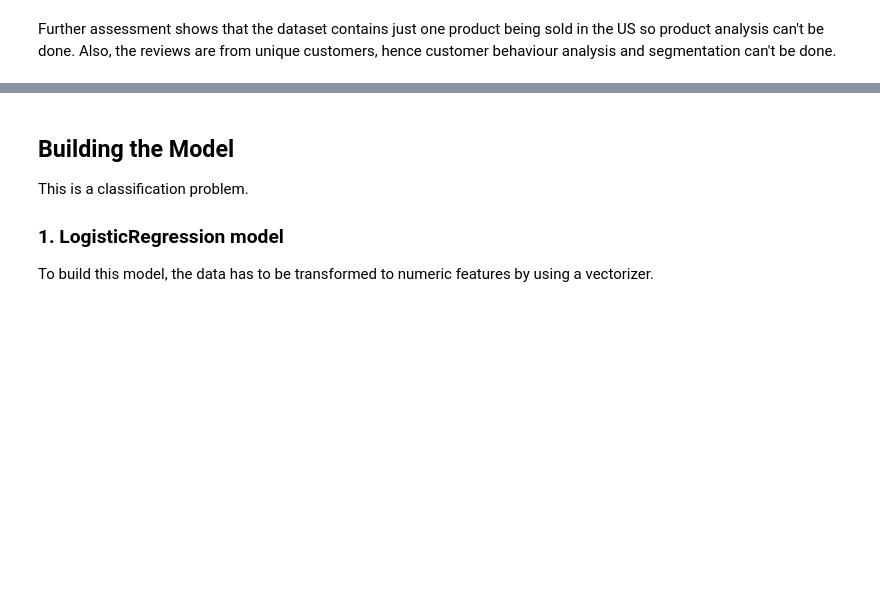
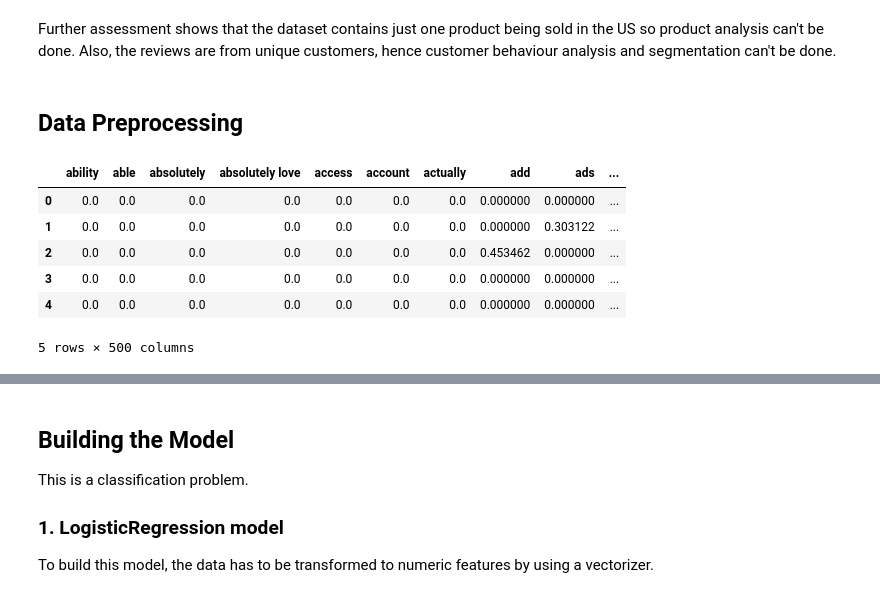
Before and after one commit to PeaceUdoka/Sentiment-analysis-with-python, a Jupyter notebook: Sentiment Analysis With Python.ipynb, the cells around one changed output, grey strips where cells are left out. Cells and saved outputs as stored; diff of their text form; code cells hidden in the pictures; blank space fills up the shorter version.

```diff
--- a/Sentiment Analysis With Python.ipynb
+++ b/Sentiment Analysis With Python.ipynb
@@ -307,3 +313,23 @@ plt.show()
 Notice that the number of reviews was highest in January 2015.
 # %% [markdown]
 Further assessment shows that the dataset contains just one product being sold in the US so product analysis can't be done. Also, the reviews are from unique customers, hence customer behaviour analysis and segmentation can't be done.
+# %% [markdown]
+## Data Preprocessing
+# %%
+# define the vectorizer and specify the arguments, ngrams (1,3) considers unigram - one word, bigram - two consecutive words, trigram - three words
+vect = TfidfVectorizer(ngram_range=(1, 3), max_features=500, token_pattern=r'\b[^\d\W][^\d\W]+\b', stop_words=list(my_stop_words)).fit(body)
+
+# Transform the vectorizer
+num_txt = vect.transform(body)
+
+# Transform to a data frame and specify the column names
+num_df=pd.DataFrame(num_txt.toarray(), columns=vect.get_feature_names_out())
+num_df.head()
+# %% [output]
+|  | ability | able | absolutely | absolutely love | access | account | actually | add | ads | ... |
+| 0 | 0.0 | 0.0 | 0.0 | 0.0 | 0.0 | 0.0 | 0.0 | 0.000000 | 0.000000 | ... |
+| 1 | 0.0 | 0.0 | 0.0 | 0.0 | 0.0 | 0.0 | 0.0 | 0.000000 | 0.303122 | ... |
+| 2 | 0.0 | 0.0 | 0.0 | 0.0 | 0.0 | 0.0 | 0.0 | 0.453462 | 0.000000 | ... |
+| 3 | 0.0 | 0.0 | 0.0 | 0.0 | 0.0 | 0.0 | 0.0 | 0.000000 | 0.000000 | ... |
+| 4 | 0.0 | 0.0 | 0.0 | 0.0 | 0.0 | 0.0 | 0.0 | 0.000000 | 0.000000 | ... |
+5 rows × 500 columns
```
Also changed, not shown: parts of 20 cells of this notebook.
